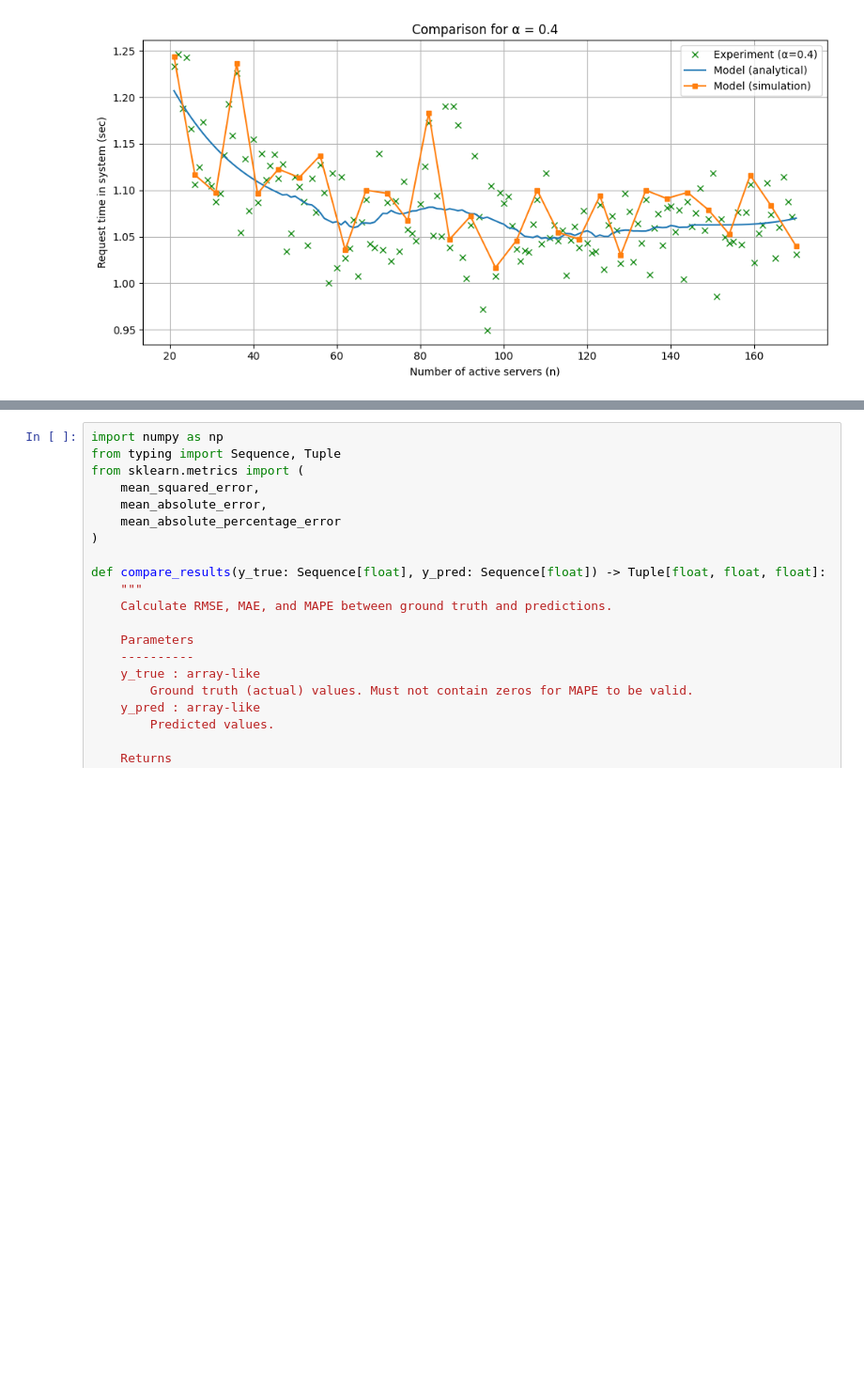
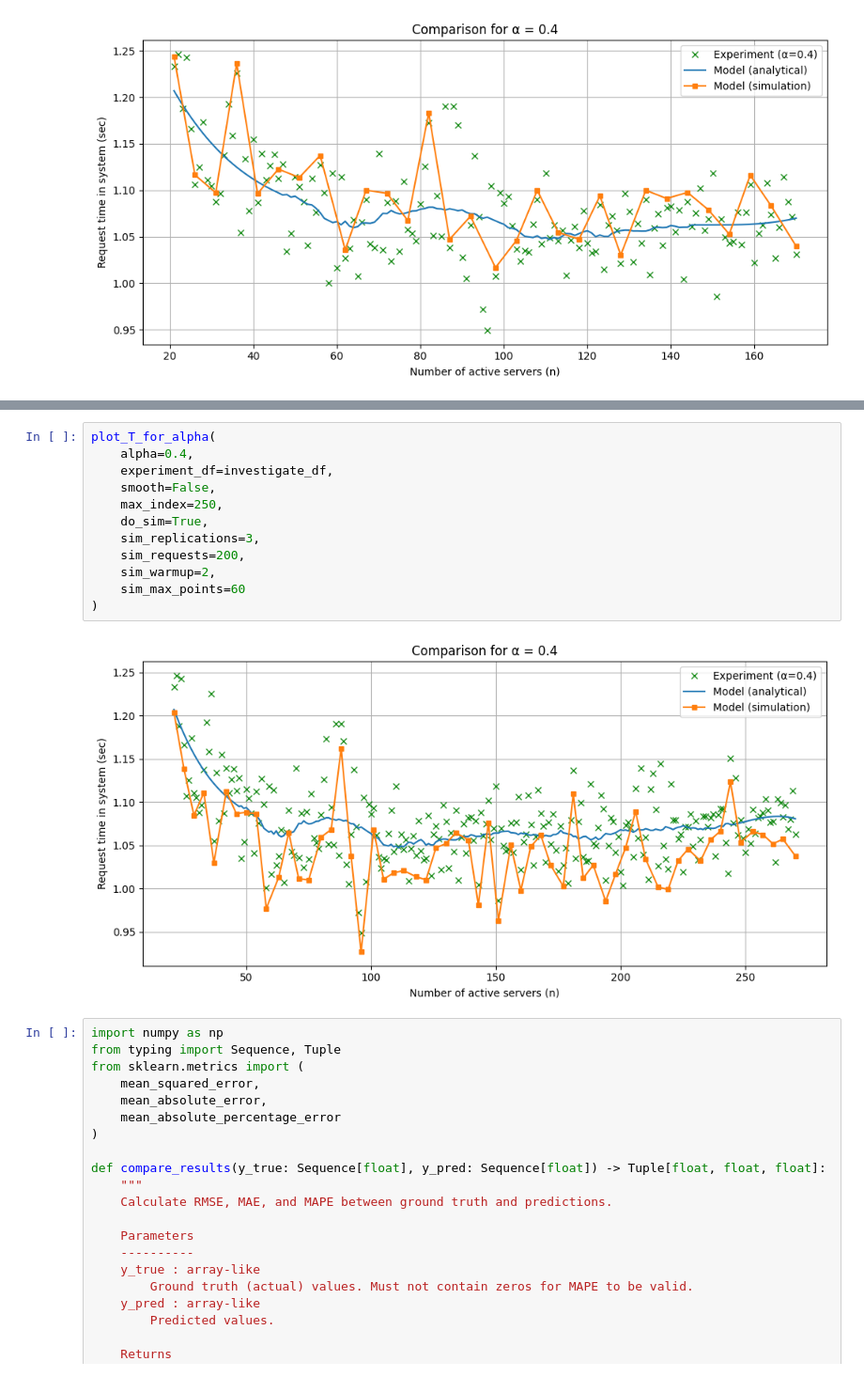
Before and after one commit to MikelMelnichuk/cpu_io_analytics, a Jupyter notebook: Image_creation/Analytical_approach.ipynb, the cells around one changed output, grey strips where cells are left out. Shown at 94% size. Cells and saved outputs as stored; diff of their text form; blank space fills up the shorter version.

```diff
--- a/Image_creation/Analytical_approach.ipynb
+++ b/Image_creation/Analytical_approach.ipynb
@@ -790,3 +675,17 @@ plot_T_for_alpha(
+# %%
+plot_T_for_alpha(
+    alpha=0.4,
+    experiment_df=investigate_df,
+    smooth=False,
+    max_index=250,
+    do_sim=True,
+    sim_replications=3,
+    sim_requests=200,
+    sim_warmup=2,
+    sim_max_points=60
+)
+# %% [output]
+[figure, added]
 # %%
 import numpy as np
 from typing import Sequence, Tuple
```
Also changed, not shown: parts of 16 cells of this notebook, 2 other files.
